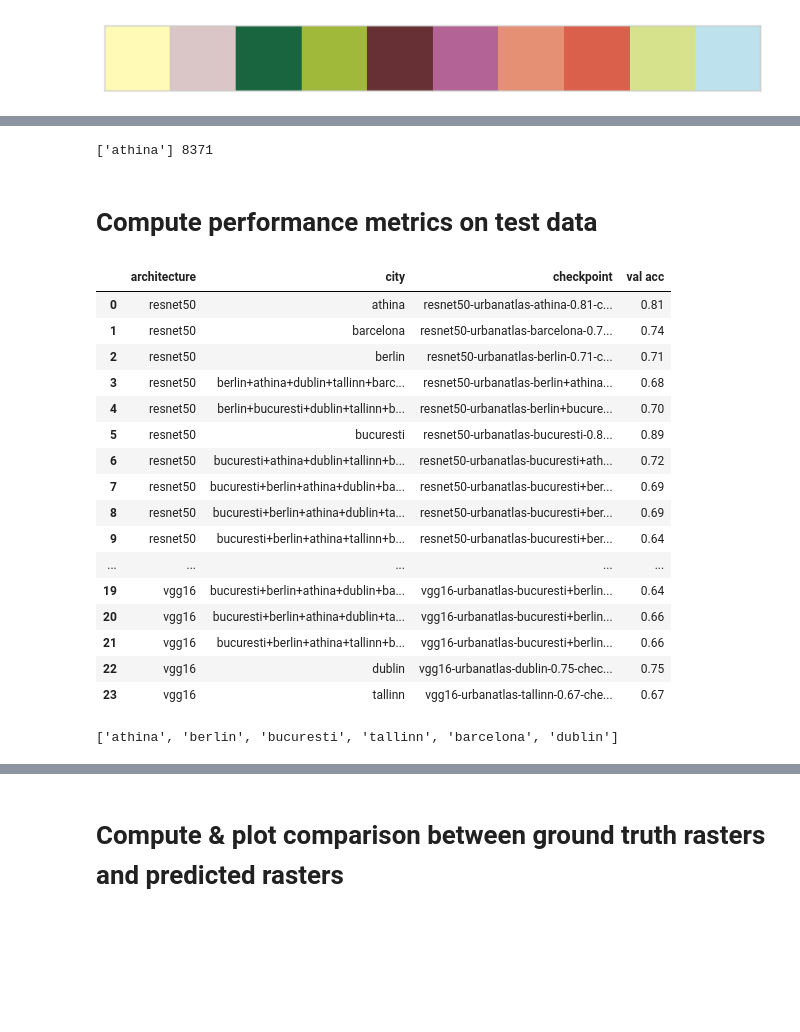
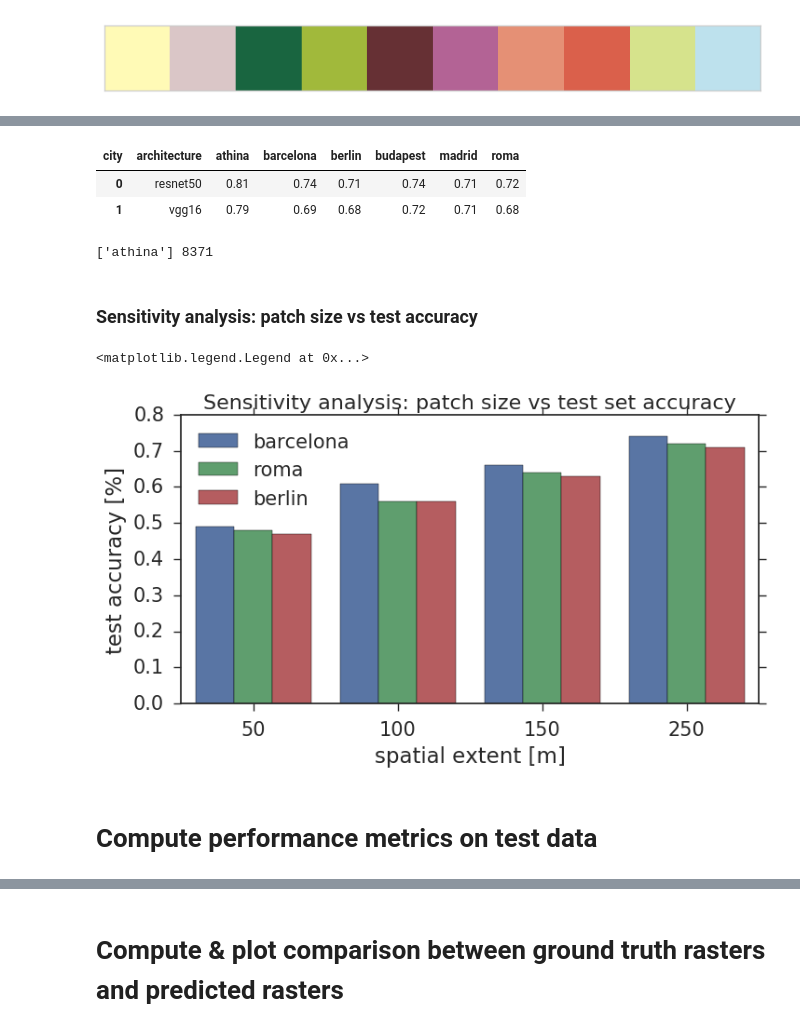
Before and after one commit to adrianalbert/urban-environments, a Jupyter notebook: land-use-classification/Urban Atlas - model validation and analysis.ipynb, the cells around one changed output, grey strips where cells are left out. Drawn from its saved outputs; the diff is of its cells as text; code cells hidden in the pictures; blank space fills up the shorter version.

```diff
--- a/land-use-classification/Urban Atlas - model validation and analysis.ipynb
+++ b/land-use-classification/Urban Atlas - model validation and analysis.ipynb
@@ -215,5 +208,20 @@ def get_grid_sources(cities):
+# %%
+stats_df = checkpoints[~checkpoints.city.str.contains("_")]
+stats_df = stats_df[stats_df.city.isin(cities)]
+
+stats_df = stats_df.drop("checkpoint",1).pivot(index="architecture", columns="city")
+stats_df.columns = stats_df.columns.droplevel(0)
+
+stats_df.reset_index().to_latex("performance.tex", index=False, index_names=False)
+stats_df.reset_index()
+# %% [output]
+| city | architecture | athina | barcelona | berlin | budapest | madrid | roma |
+| 0 | resnet50 | 0.81 | 0.74 | 0.71 | 0.74 | 0.71 | 0.72 |
+| 1 | vgg16 | 0.79 | 0.69 | 0.68 | 0.72 | 0.71 | 0.68 |
 # %%
 files_df = get_grid_sources(experiments[0])
 print experiments[0], len(files_df)
 # %% [output]
 ['athina'] 8371
+# %% [markdown]
+### Sensitivity analysis: patch size vs test accuracy
@@ -220,3 +237,18 @@ print experiments[0], len(files_df)
+# %%
+plt.figure(figsize=(8,4))
+sns.set_context("notebook", font_scale=1.5)
+sns.set_style("ticks")
+
+sns.barplot('resolution', 'val acc',
+           data=df,
+           hue="city")
+plt.title('Sensitivity analysis: patch size vs test set accuracy', fontsize=16)
+plt.xlabel('spatial extent [m]')
+plt.ylabel('test accuracy [%]')
+plt.legend(loc="best")
+# %% [output]
+<matplotlib.legend.Legend at 0x...>
+[figure, added]
 # %% [markdown]
 # Compute performance metrics on test data
 # %%
@@ -286,26 +318,6 @@ def compute_plot_confusion_matrix(y_true_class, y_pred_class, classes):
     sns.heatmap(df_cm, annot=True, fmt=".2f")
 
     return confmat
-# %%
-checkpoints
-# %% [output]
-|  | architecture | city | checkpoint | val acc |
-| 0 | resnet50 | athina | resnet50-urbanatlas-athina-0.81-c... | 0.81 |
-| 1 | resnet50 | barcelona | resnet50-urbanatlas-barcelona-0.7... | 0.74 |
-| 2 | resnet50 | berlin | resnet50-urbanatlas-berlin-0.71-c... | 0.71 |
-| 3 | resnet50 | berlin+athina+dublin+tallinn+barc... | resnet50-urbanatlas-berlin+athina... | 0.68 |
-| 4 | resnet50 | berlin+bucuresti+dublin+tallinn+b... | resnet50-urbanatlas-berlin+bucure... | 0.70 |
-| 5 | resnet50 | bucuresti | resnet50-urbanatlas-bucuresti-0.8... | 0.89 |
-| 6 | resnet50 | bucuresti+athina+dublin+tallinn+b... | resnet50-urbanatlas-bucuresti+ath... | 0.72 |
-| 7 | resnet50 | bucuresti+berlin+athina+dublin+ba... | resnet50-urbanatlas-bucuresti+ber... | 0.69 |
-| 8 | resnet50 | bucuresti+berlin+athina+dublin+ta... | resnet50-urbanatlas-bucuresti+ber... | 0.69 |
-| 9 | resnet50 | bucuresti+berlin+athina+tallinn+b... | resnet50-urbanatlas-bucuresti+ber... | 0.64 |
-| ... | ... | ... | ... | ... |
-| 19 | vgg16 | bucuresti+berlin+athina+dublin+ba... | vgg16-urbanatlas-bucuresti+berlin... | 0.64 |
-| 20 | vgg16 | bucuresti+berlin+athina+dublin+ta... | vgg16-urbanatlas-bucuresti+berlin... | 0.66 |
-| 21 | vgg16 | bucuresti+berlin+athina+tallinn+b... | vgg16-urbanatlas-bucuresti+berlin... | 0.66 |
-| 22 | vgg16 | dublin | vgg16-urbanatlas-dublin-0.75-chec... | 0.75 |
-| 23 | vgg16 | tallinn | vgg16-urbanatlas-tallinn-0.67-che... | 0.67 |
 # %%
 model_file = checkpoints['checkpoint'].iloc[0]
 
@@ -421,10 +433,6 @@ def compute_plot_precision_recall_curves(y_true, y_pred):
     plt.show()
 
     return precision, recall
-# %%
-cities
-# %% [output]
-['athina', 'berlin', 'bucuresti', 'tallinn', 'barcelona', 'dublin']
 # %%
 checkpoints_sel
 # %% [output]
```
Also changed, not shown: parts of 29 cells of this notebook, 7 other files.
